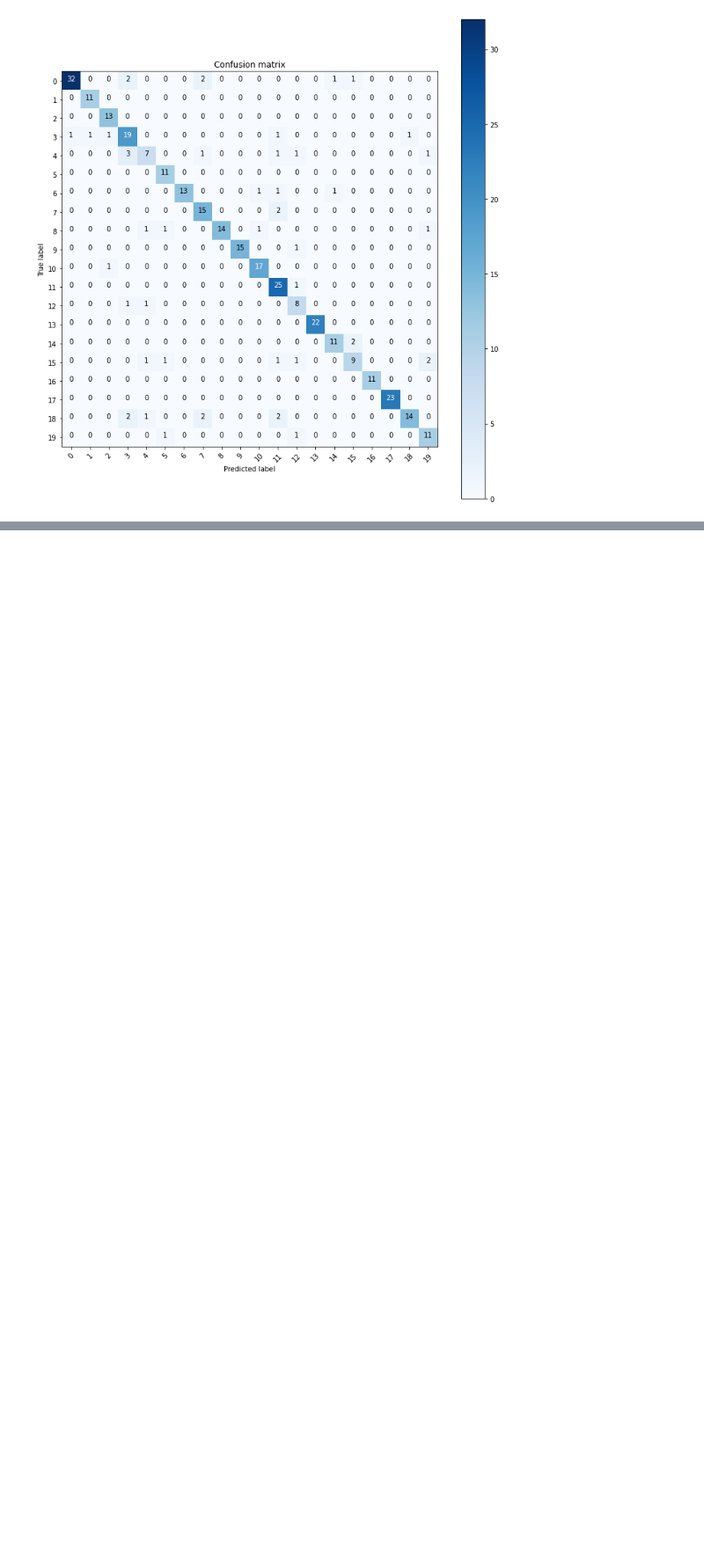
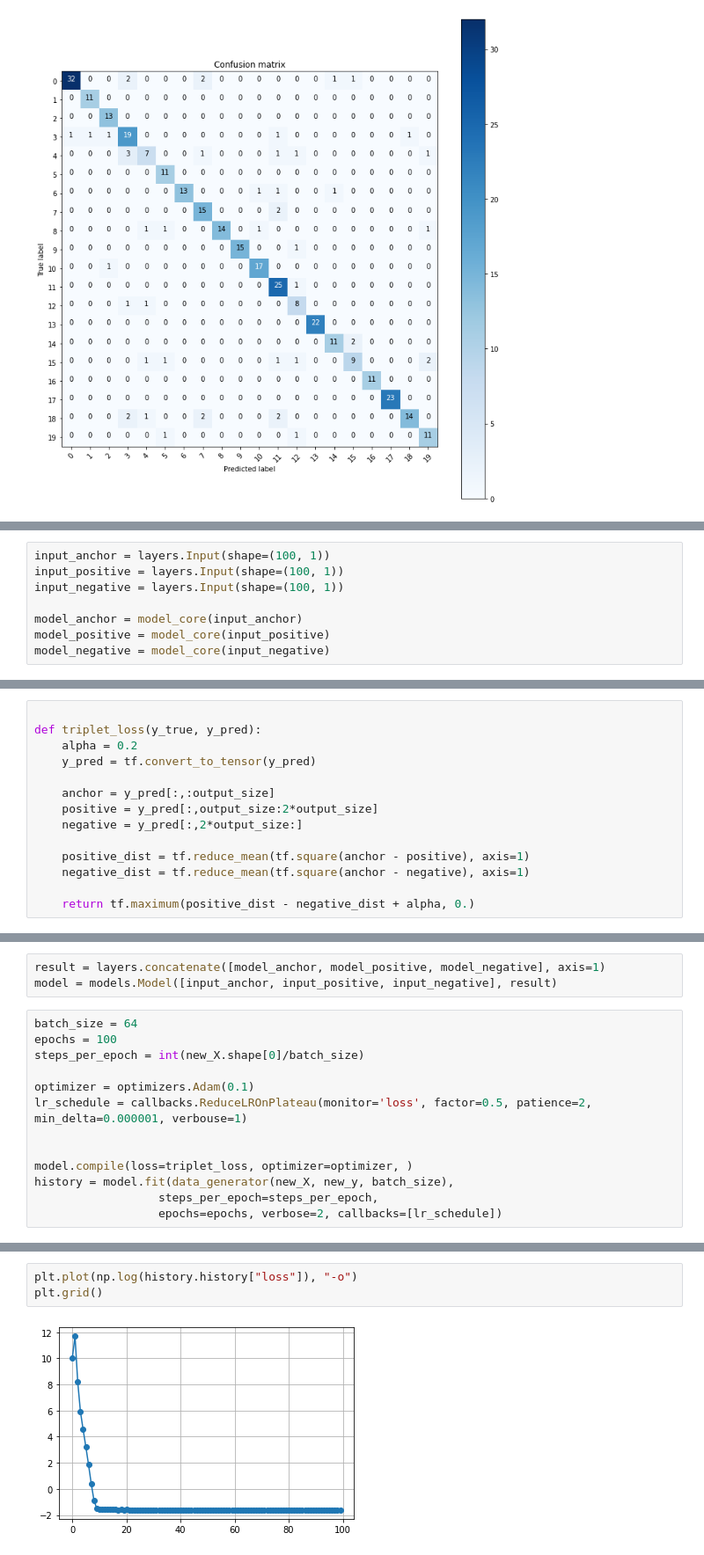
Before and after one commit to MefAldemisov/SourceCodeAuthorshipAttribution, a Jupyter notebook: Embeddings.ipynb, the cells around one changed output, grey strips where cells are left out. Shown: that part at 88% size. Cells and saved outputs as stored; diff of their text form; blank space fills up the shorter version.

Commit message:
Triplet loss and KNN tested

```diff
--- a/Embeddings.ipynb
+++ b/Embeddings.ipynb
@@ -732,0 +826,8 @@ plt_conf_matrix(confusion_mtx, classes = range(20))
+# %%
+input_anchor = layers.Input(shape=(100, 1))
+input_positive = layers.Input(shape=(100, 1))
+input_negative = layers.Input(shape=(100, 1))
+
+model_anchor = model_core(input_anchor)
+model_positive = model_core(input_positive)
+model_negative = model_core(input_negative)
@@ -732,0 +838,14 @@ plt_conf_matrix(confusion_mtx, classes = range(20))
+# %%
+
+def triplet_loss(y_true, y_pred):
+    alpha = 0.2
+    y_pred = tf.convert_to_tensor(y_pred)
+
+    anchor = y_pred[:,:output_size]
+    positive = y_pred[:,output_size:2*output_size]
+    negative = y_pred[:,2*output_size:]
+
+    positive_dist = tf.reduce_mean(tf.square(anchor - positive), axis=1)
+    negative_dist = tf.reduce_mean(tf.square(anchor - negative), axis=1)
+
+    return tf.maximum(positive_dist - negative_dist + alpha, 0.)
@@ -732,0 +854,16 @@ plt_conf_matrix(confusion_mtx, classes = range(20))
+# %%
+result = layers.concatenate([model_anchor, model_positive, model_negative], axis=1)
+model = models.Model([input_anchor, input_positive, input_negative], result)
+# %%
+batch_size = 64
+epochs = 100
+steps_per_epoch = int(new_X.shape[0]/batch_size)
+
+optimizer = optimizers.Adam(0.1)
+lr_schedule = callbacks.ReduceLROnPlateau(monitor='loss', factor=0.5, patience=2, min_delta=0.000001, verbouse=1)
+
+
+model.compile(loss=triplet_loss, optimizer=optimizer, )
+history = model.fit(data_generator(new_X, new_y, batch_size),
+                  steps_per_epoch=steps_per_epoch,
+                  epochs=epochs, verbose=2, callbacks=[lr_schedule])
@@ -732,0 +888,5 @@ plt_conf_matrix(confusion_mtx, classes = range(20))
+# %%
+plt.plot(np.log(history.history["loss"]), "-o")
+plt.grid()
+# %% [output]
+[figure, added]
```
Also changed, not shown: parts of 29 cells of this notebook.
